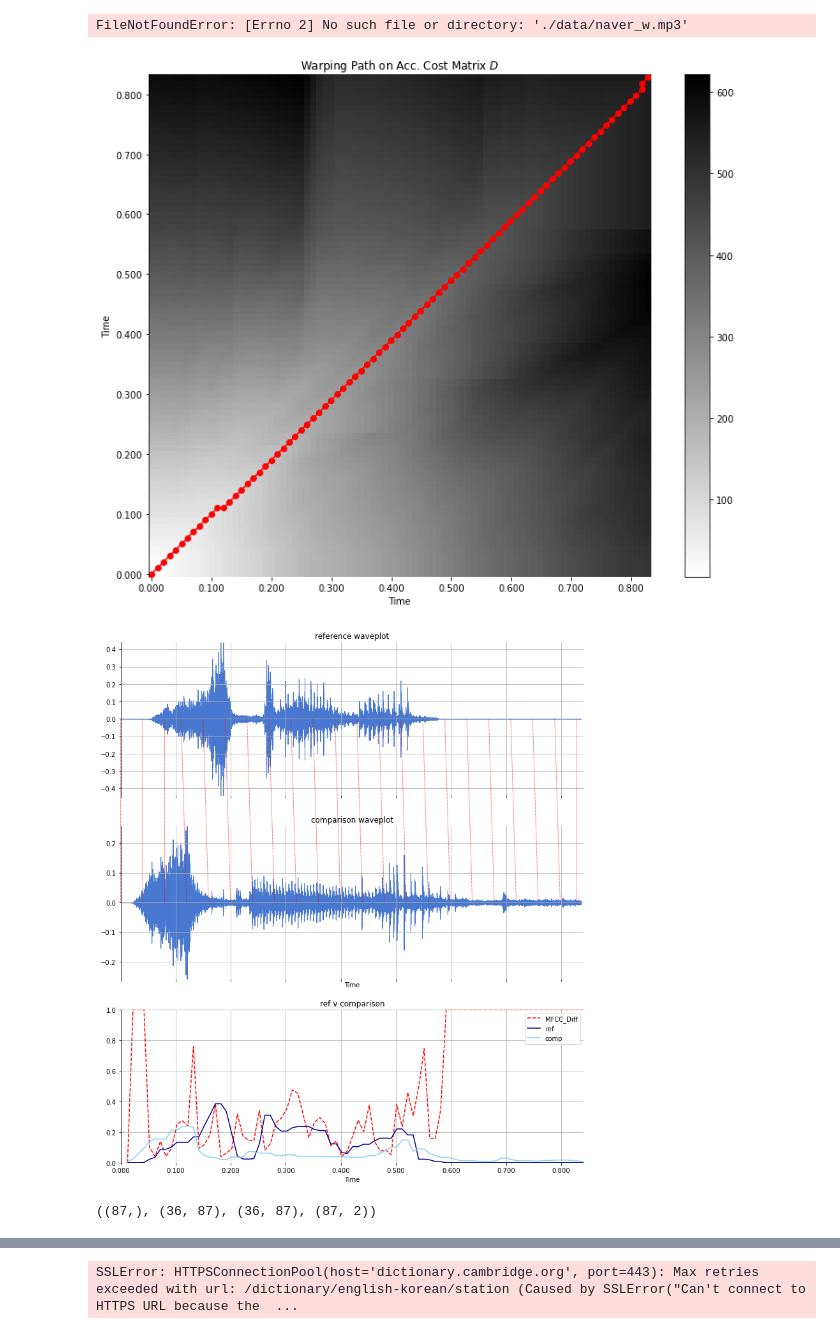
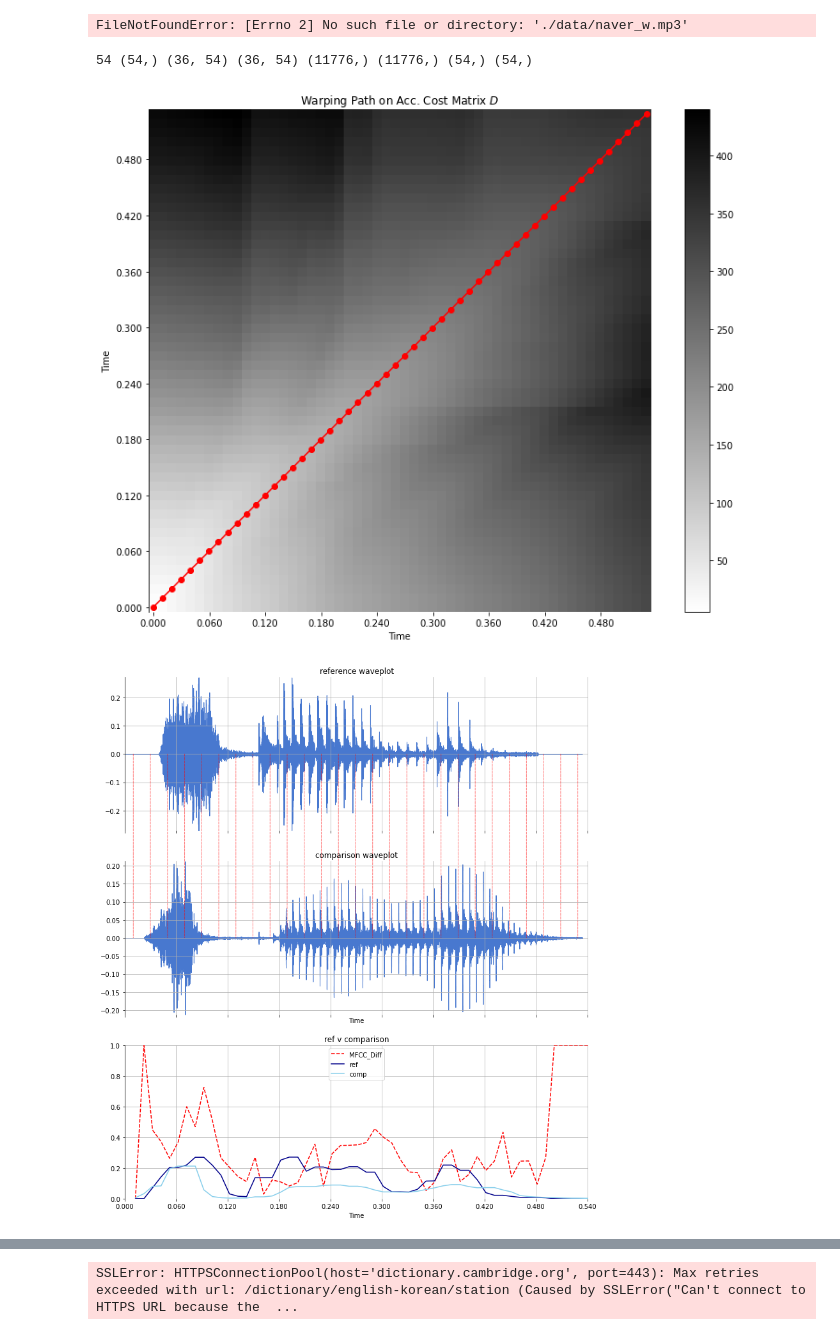
Before and after one commit to zb-dss-offline-1th/ml-repo-01-sound, a Jupyter notebook: DY/module.ipynb, the cells around one changed output, grey strips where cells are left out. Cells and saved outputs as stored; diff of their text form; code cells hidden in the pictures.

```diff
--- a/DY/module.ipynb
+++ b/DY/module.ipynb
@@ -329,14 +367,11 @@ def sound_diff(path, ref, target, sr):
 # %%
 path = '../english_recordings/test/'
-ref = 'english2_stella.mp3'
-comp = 'korean2_stella.mp3'
+ref = 'english1_stella.mp3'
+comp = 'korean1_stella.mp3'
 sr = 22050
 # %%
-x, y, re_wp, ref_mfcc_norm, comp_mfcc_norm, y_ref_trim, y_comp_trim, ref_mfcc, comp_mfcc = sound_diff(path, ref, comp, sr)
+x, y, re_wp, ref_mfcc_norm, comp_mfcc_norm, y_ref_trim, y_comp_trim, ref_mfcc, comp_mfcc, D, wp, wp_s,ref_ae, comp_ae = sound_diff(path, ref, comp, sr)
 # %% [output]
+54 (54,) (36, 54) (36, 54) (11776,) (11776,) (54,) (54,)
-[figure, old version]
+[figure, new version]
-[figure, old version]
+[figure, new version]
-# %%
-x.shape, ref_mfcc_norm.shape, comp_mfcc_norm.shape, re_wp.shape
-# %% [output]
-((87,), (36, 87), (36, 87), (87, 2))
```
Also changed, not shown: parts of 20 cells of this notebook.
